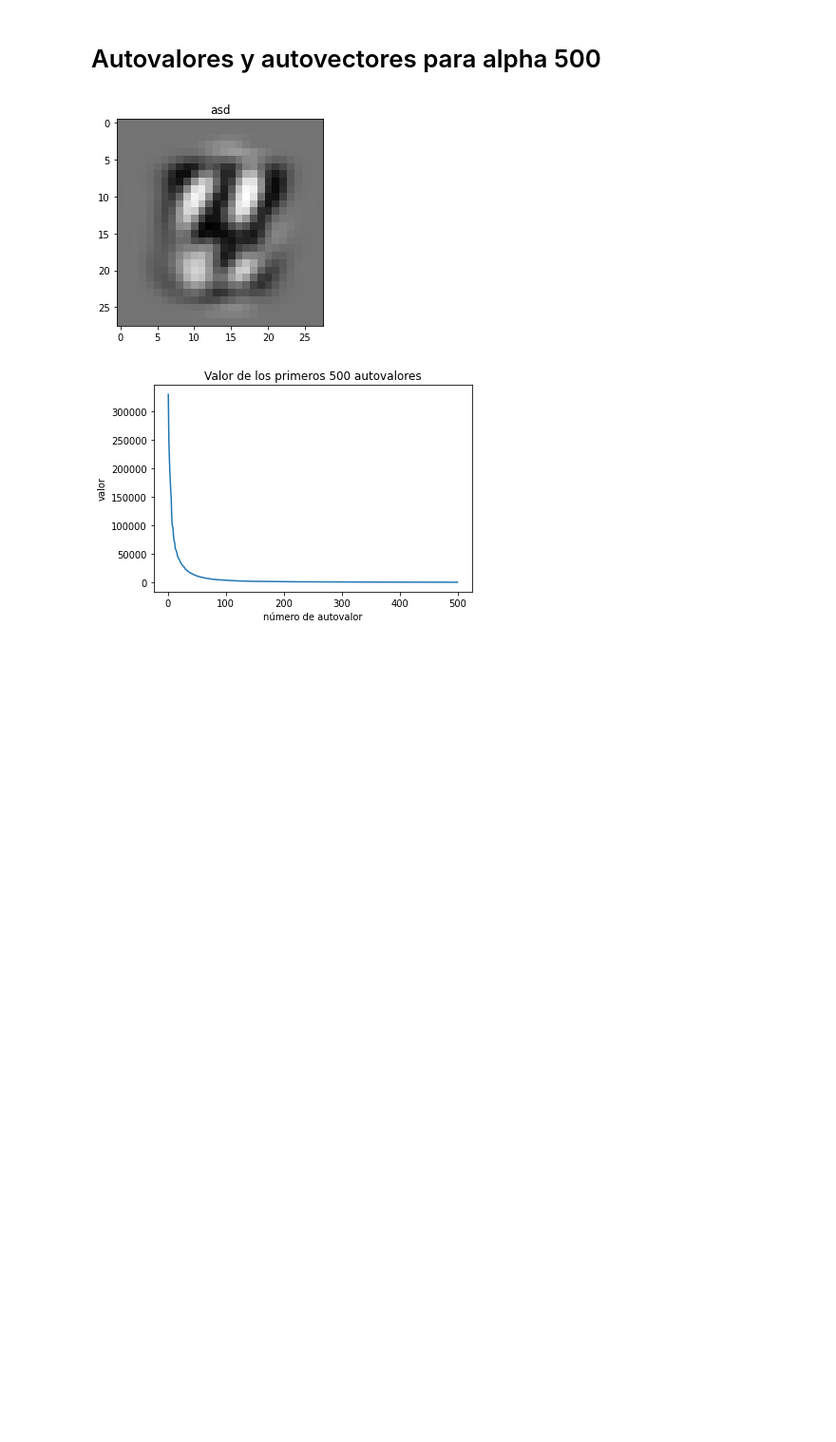
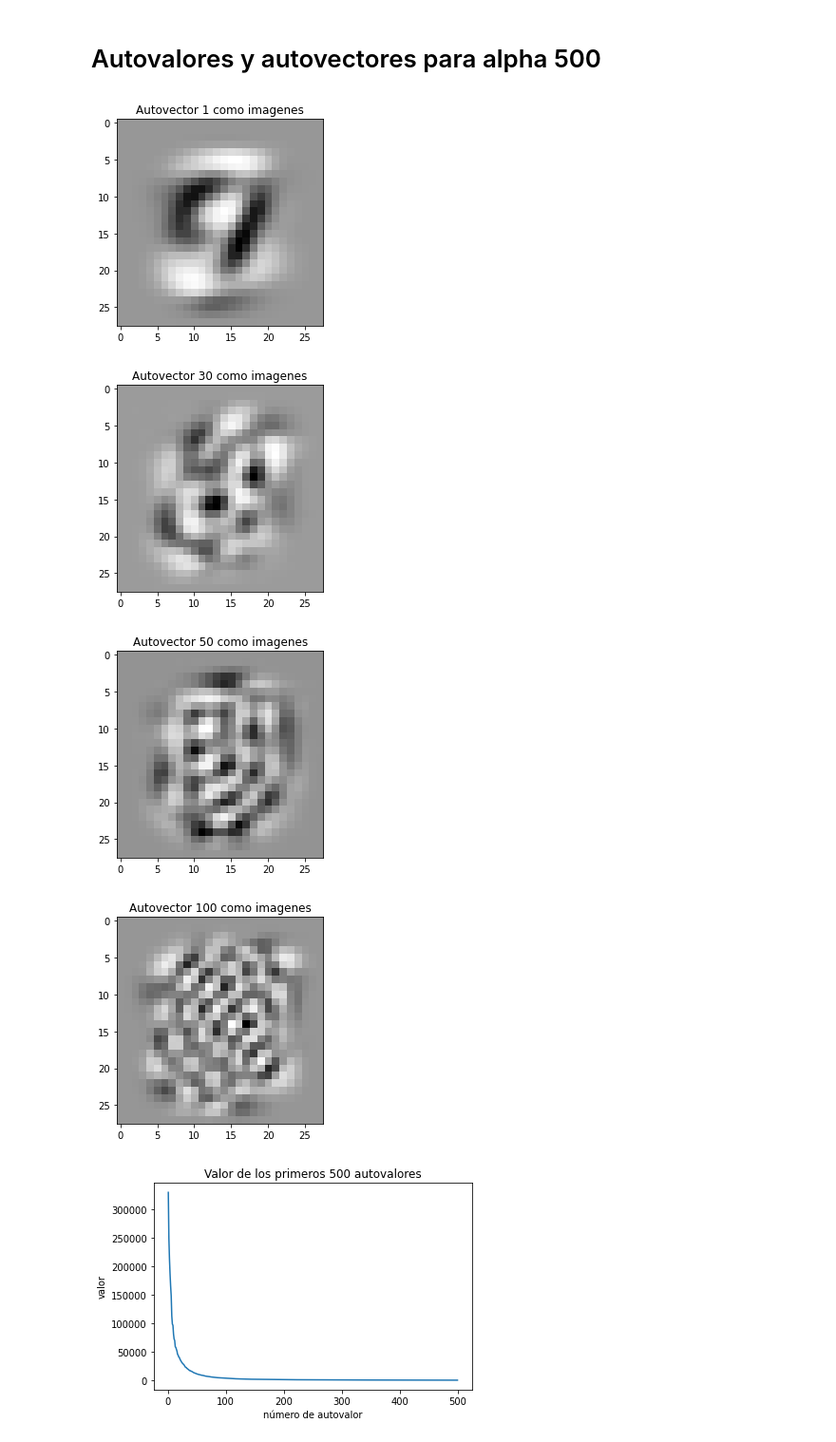
Before and after one commit to ddrenteria/MNtp2, a Jupyter notebook: metnum-tp2-1C2021/tp2-alu/tp2/notebooks/main.ipynb, the cells around one changed output. Shown at 95% size. Drawn from its saved outputs; the diff is of its cells as text; code cells hidden in the pictures; blank space fills up the shorter version.

```diff
--- a/metnum-tp2-1C2021/tp2-alu/tp2/notebooks/main.ipynb
+++ b/metnum-tp2-1C2021/tp2-alu/tp2/notebooks/main.ipynb
@@ -1106,21 +1106,25 @@ get_auto("../data/train.csv")
 # %%
 file = open("eigenvectors_save.csv", "r")
 autovect = []
 
 line = file.readline()
 while line:
     values = [float(i) for i in line.split(',')]
     autovect.append(values)
     line = file.readline()
 file.close()
-for i in range(0,2):
-    img = np.array(autovect[10])
+for i in [1,30,50,100]:
+    img = np.array(autovect[i])
     img = img.reshape(28, 28)
 
     plt.imshow(img, cmap="Greys")
-    plt.title("asd")
+    plt.title(f'Autovector {i} como imagenes')
+    plt.show()
 # %% [output]
-[figure, old version]
+[figure, new version]
+[figure, added]
+[figure, added]
+[figure, added]
 # %%
 file = open("eigenvalues_save.csv", "r")
 autovalores = []
```
Also changed, not shown: parts of 10 cells of this notebook, 2 other files.
